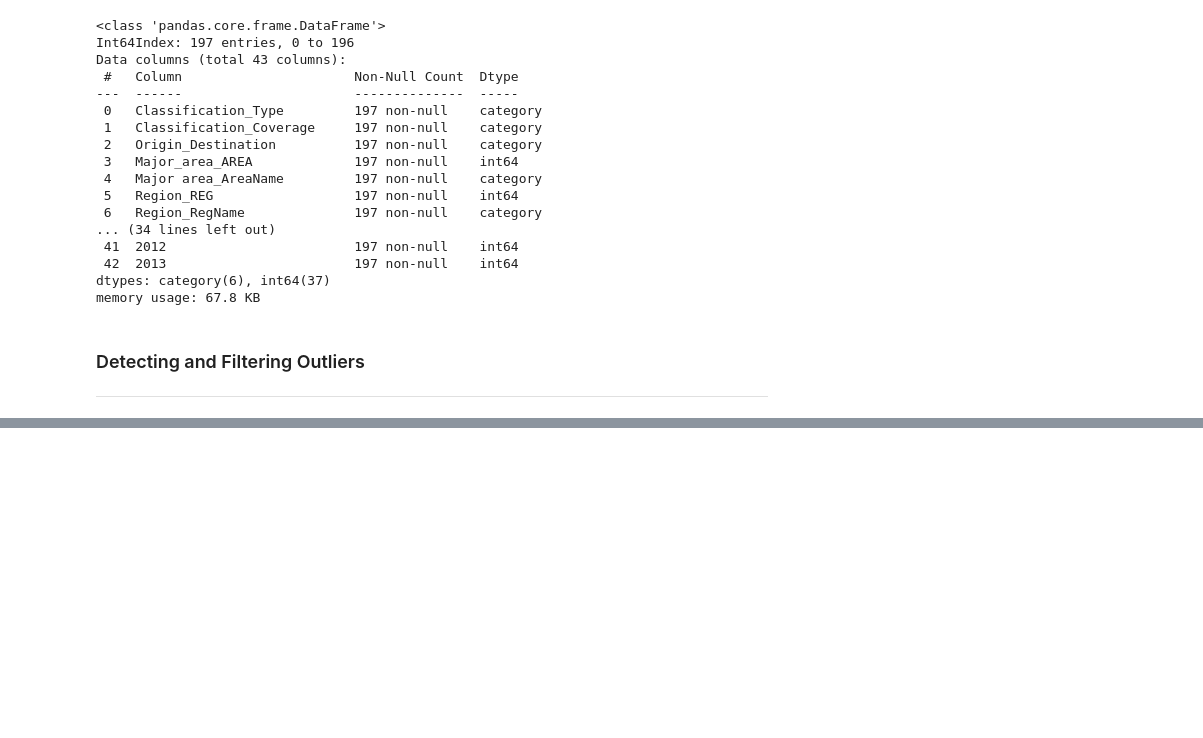
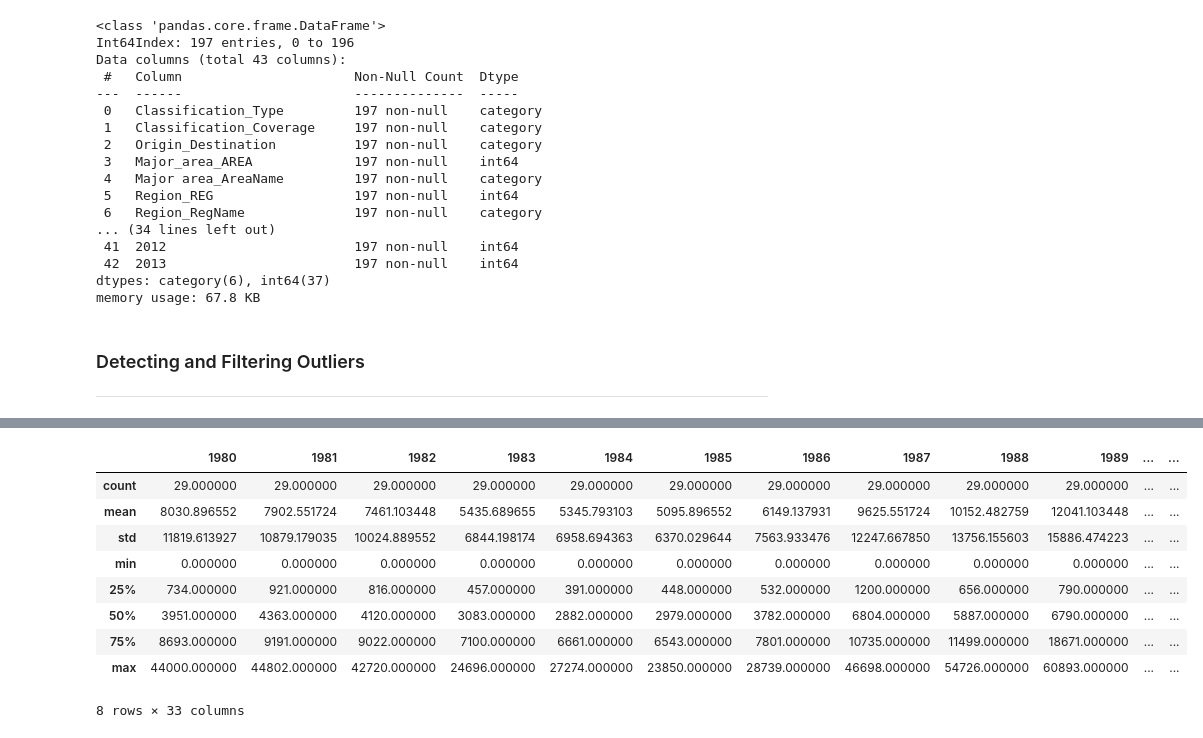
Before and after one commit to rttrif/TrifonovRS.Data_Analysiss_Portfolio.github.io, a Jupyter notebook: 1. Data Wrangling/Project 1 - Immigration of Canada/Project 1 - Immigration of Canada.ipynb, the cells around one changed output, grey strips where cells are left out. Drawn from its saved outputs; the diff is of its cells as text; code cells hidden in the pictures; blank space fills up the shorter version.

```diff
--- a/1. Data Wrangling/Project 1 - Immigration of Canada/Project 1 - Immigration of Canada.ipynb
+++ b/1. Data Wrangling/Project 1 - Immigration of Canada/Project 1 - Immigration of Canada.ipynb
@@ -941,0 +969,13 @@ memory usage: 67.8 KB
+# %%
+regions_by_citizenship.describe()
+# %% [output]
+|  | 1980 | 1981 | 1982 | 1983 | 1984 | 1985 | 1986 | 1987 | 1988 | 1989 | ... | ... |
+| count | 29.000000 | 29.000000 | 29.000000 | 29.000000 | 29.000000 | 29.000000 | 29.000000 | 29.000000 | 29.000000 | 29.000000 | ... | ... |
+| mean | 8030.896552 | 7902.551724 | 7461.103448 | 5435.689655 | 5345.793103 | 5095.896552 | 6149.137931 | 9625.551724 | 10152.482759 | 12041.103448 | ... | ... |
+| std | 11819.613927 | 10879.179035 | 10024.889552 | 6844.198174 | 6958.694363 | 6370.029644 | 7563.933476 | 12247.667850 | 13756.155603 | 15886.474223 | ... | ... |
+| min | 0.000000 | 0.000000 | 0.000000 | 0.000000 | 0.000000 | 0.000000 | 0.000000 | 0.000000 | 0.000000 | 0.000000 | ... | ... |
+| 25% | 734.000000 | 921.000000 | 816.000000 | 457.000000 | 391.000000 | 448.000000 | 532.000000 | 1200.000000 | 656.000000 | 790.000000 | ... | ... |
+| 50% | 3951.000000 | 4363.000000 | 4120.000000 | 3083.000000 | 2882.000000 | 2979.000000 | 3782.000000 | 6804.000000 | 5887.000000 | 6790.000000 | ... | ... |
+| 75% | 8693.000000 | 9191.000000 | 9022.000000 | 7100.000000 | 6661.000000 | 6543.000000 | 7801.000000 | 10735.000000 | 11499.000000 | 18671.000000 | ... | ... |
+| max | 44000.000000 | 44802.000000 | 42720.000000 | 24696.000000 | 27274.000000 | 23850.000000 | 28739.000000 | 46698.000000 | 54726.000000 | 60893.000000 | ... | ... |
+8 rows × 33 columns
```
Also changed, not shown: parts of 11 cells of this notebook.
